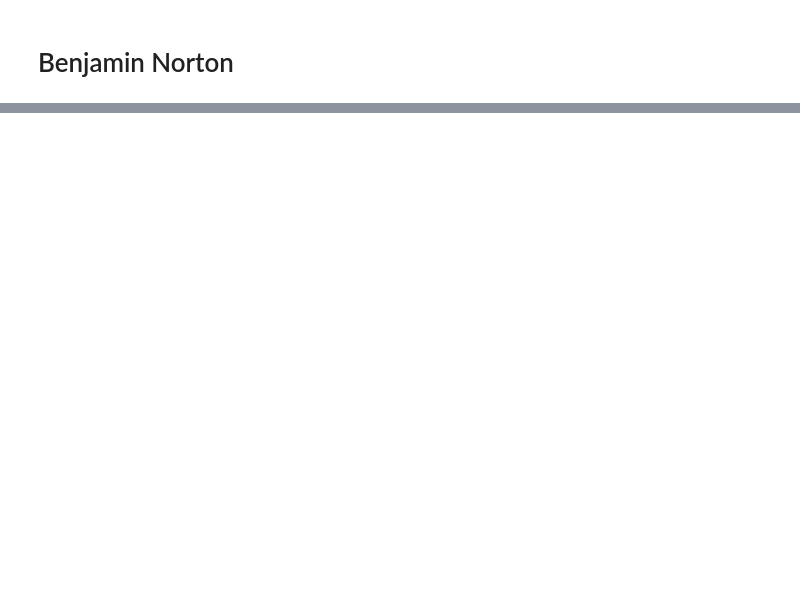
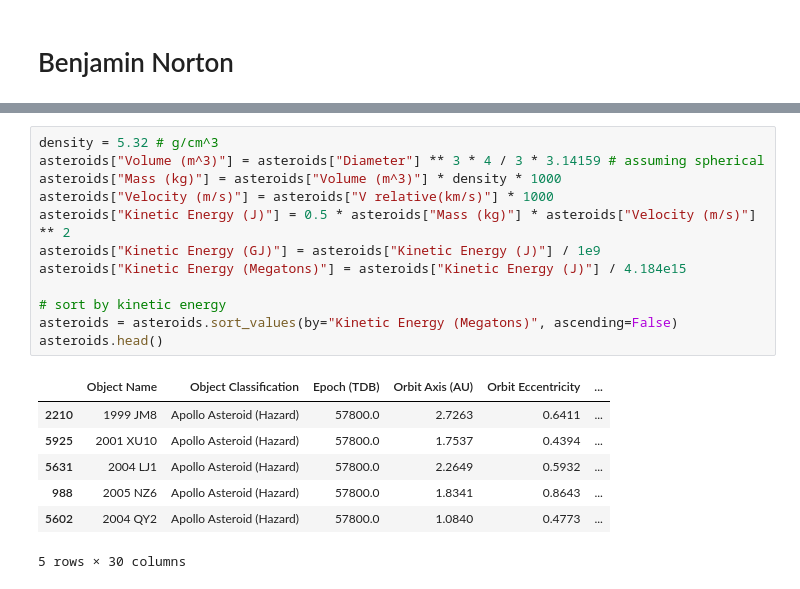
Before and after one commit to ubco-W2022T2-data301/project-group-group34, a Jupyter notebook: analysis/analysis1.ipynb, the cells around one changed output, grey strips where cells are left out. Drawn from its saved outputs; the diff is of its cells as text; blank space fills up the shorter version.

```diff
--- a/analysis/analysis1.ipynb
+++ b/analysis/analysis1.ipynb
@@ -146,0 +30,20 @@ The above plots indicate that as asteroids get closer to the sun (thus closer to
+# %%
+density = 5.32 # g/cm^3
+asteroids["Volume (m^3)"] = asteroids["Diameter"] ** 3 * 4 / 3 * 3.14159 # assuming spherical
+asteroids["Mass (kg)"] = asteroids["Volume (m^3)"] * density * 1000
+asteroids["Velocity (m/s)"] = asteroids["V relative(km/s)"] * 1000
+asteroids["Kinetic Energy (J)"] = 0.5 * asteroids["Mass (kg)"] * asteroids["Velocity (m/s)"] ** 2
+asteroids["Kinetic Energy (GJ)"] = asteroids["Kinetic Energy (J)"] / 1e9
+asteroids["Kinetic Energy (Megatons)"] = asteroids["Kinetic Energy (J)"] / 4.184e15
+
+# sort by kinetic energy
+asteroids = asteroids.sort_values(by="Kinetic Energy (Megatons)", ascending=False)
+asteroids.head()
+# %% [output]
+|  | Object Name | Object Classification | Epoch (TDB) | Orbit Axis (AU) | Orbit Eccentricity | ... |
+| 2210 | 1999 JM8 | Apollo Asteroid (Hazard) | 57800.0 | 2.7263 | 0.6411 | ... |
+| 5925 | 2001 XU10 | Apollo Asteroid (Hazard) | 57800.0 | 1.7537 | 0.4394 | ... |
+| 5631 | 2004 LJ1 | Apollo Asteroid (Hazard) | 57800.0 | 2.2649 | 0.5932 | ... |
+| 988 | 2005 NZ6 | Apollo Asteroid (Hazard) | 57800.0 | 1.8341 | 0.8643 | ... |
+| 5602 | 2004 QY2 | Apollo Asteroid (Hazard) | 57800.0 | 1.0840 | 0.4773 | ... |
+5 rows × 30 columns
```
Also changed, not shown: parts of 30 cells of this notebook, 3 other files.
